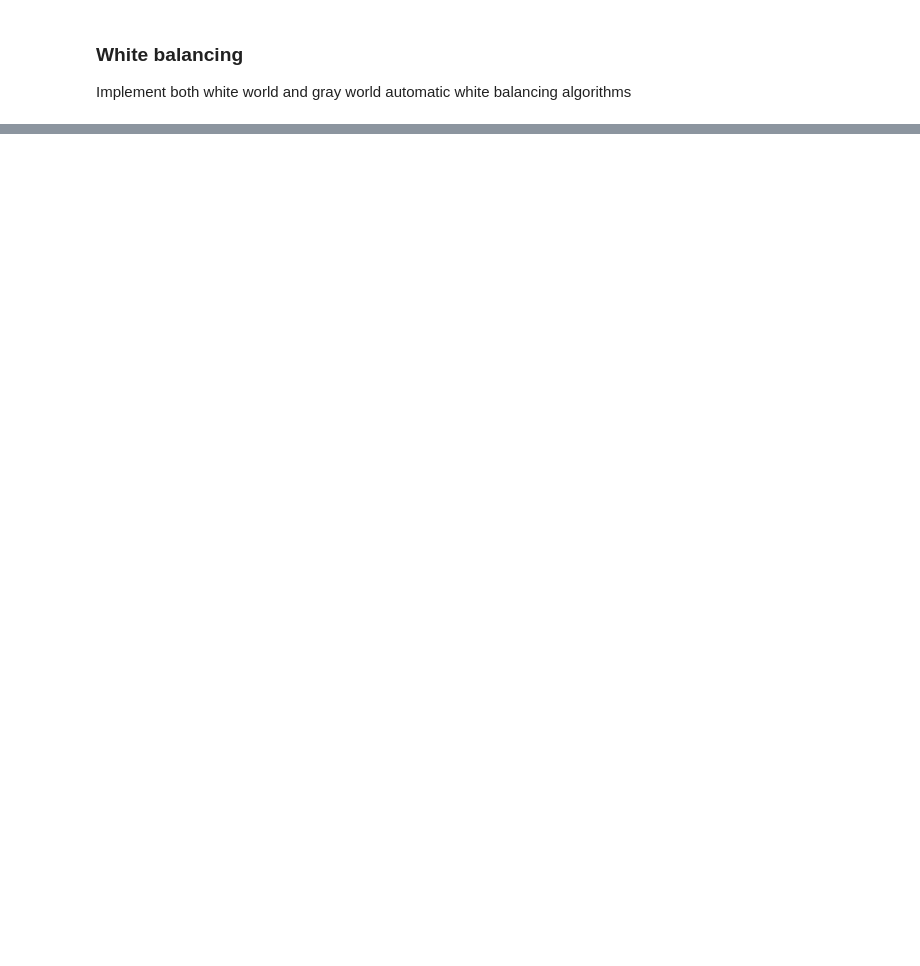
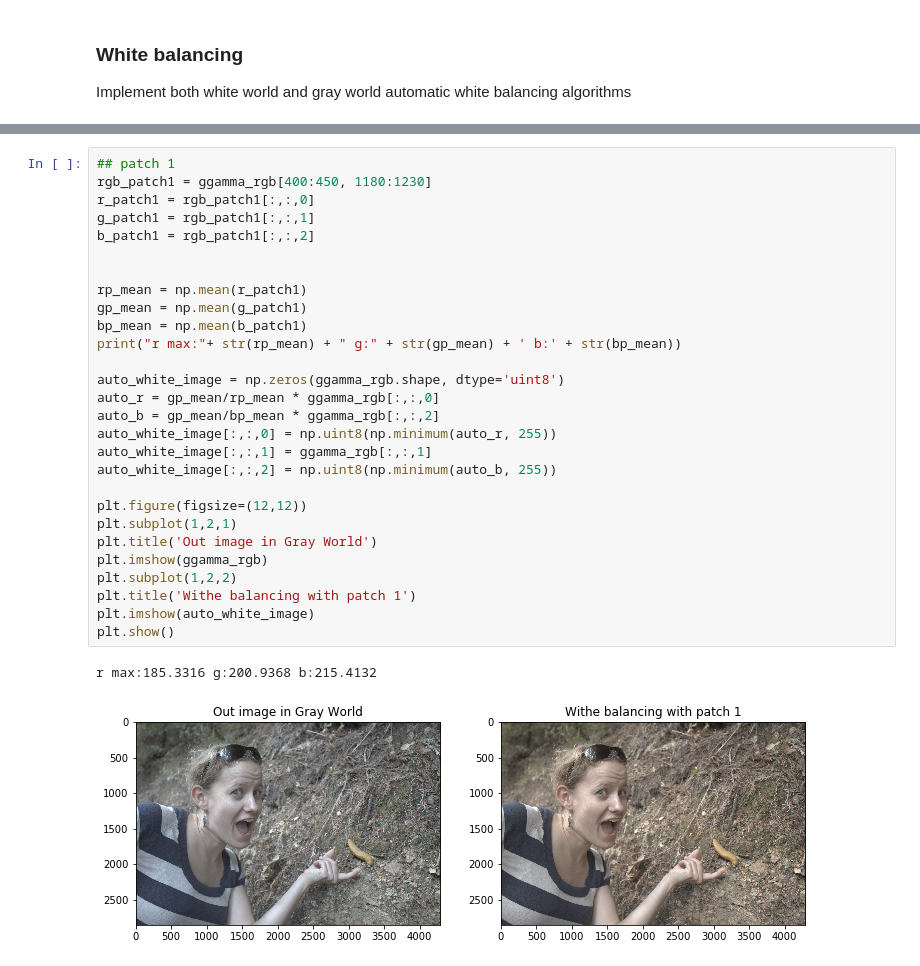
Before and after one commit to xueqinChen/ComputationalPhotography, a Jupyter notebook: p1/src/RawToImage.ipynb, the cells around one changed output, grey strips where cells are left out. Drawn from its saved outputs; the diff is of its cells as text; blank space fills up the shorter version.

```diff
--- a/p1/src/RawToImage.ipynb
+++ b/p1/src/RawToImage.ipynb
@@ -228,0 +279,31 @@ fig = plt.figure(figsize=figsize, dpi=72.0)
+# %%
+## patch 1
+rgb_patch1 = ggamma_rgb[400:450, 1180:1230]
+r_patch1 = rgb_patch1[:,:,0]
+g_patch1 = rgb_patch1[:,:,1]
+b_patch1 = rgb_patch1[:,:,2]
+
+
+rp_mean = np.mean(r_patch1)
+gp_mean = np.mean(g_patch1)
+bp_mean = np.mean(b_patch1)
+print("r max:"+ str(rp_mean) + " g:" + str(gp_mean) + ' b:' + str(bp_mean))
+
+auto_white_image = np.zeros(ggamma_rgb.shape, dtype='uint8')
+auto_r = gp_mean/rp_mean * ggamma_rgb[:,:,0]
+auto_b = gp_mean/bp_mean * ggamma_rgb[:,:,2]
+auto_white_image[:,:,0] = np.uint8(np.minimum(auto_r, 255))
+auto_white_image[:,:,1] = ggamma_rgb[:,:,1]
+auto_white_image[:,:,2] = np.uint8(np.minimum(auto_b, 255))
+
+plt.figure(figsize=(12,12))
+plt.subplot(1,2,1)
+plt.title('Out image in Gray World')
+plt.imshow(ggamma_rgb)
+plt.subplot(1,2,2)
+plt.title('Withe balancing with patch 1')
+plt.imshow(auto_white_image)
+plt.show()
+# %% [output]
+r max:185.3316 g:200.9368 b:215.4132
+[figure, added]
```
Also changed, not shown: parts of 21 cells of this notebook.
